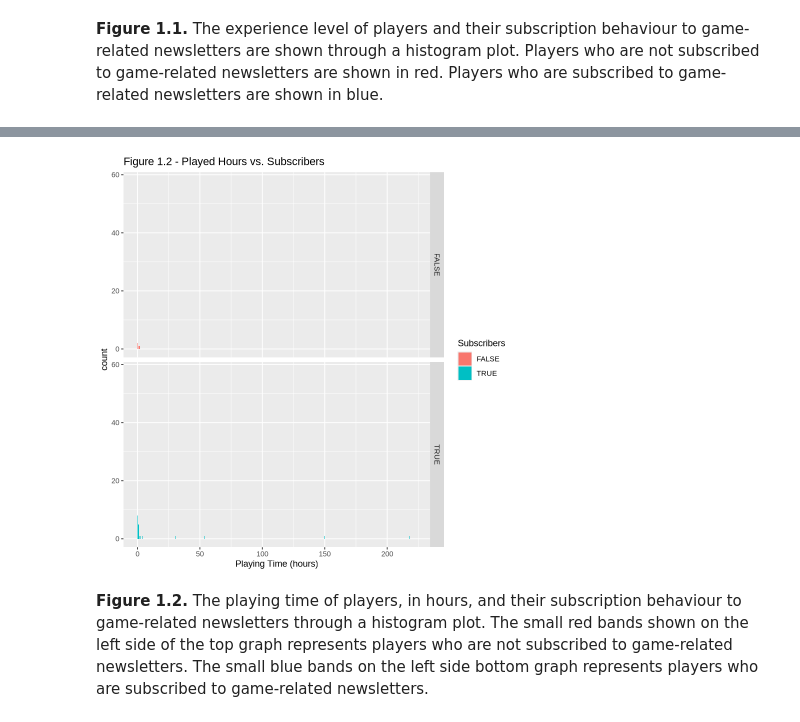
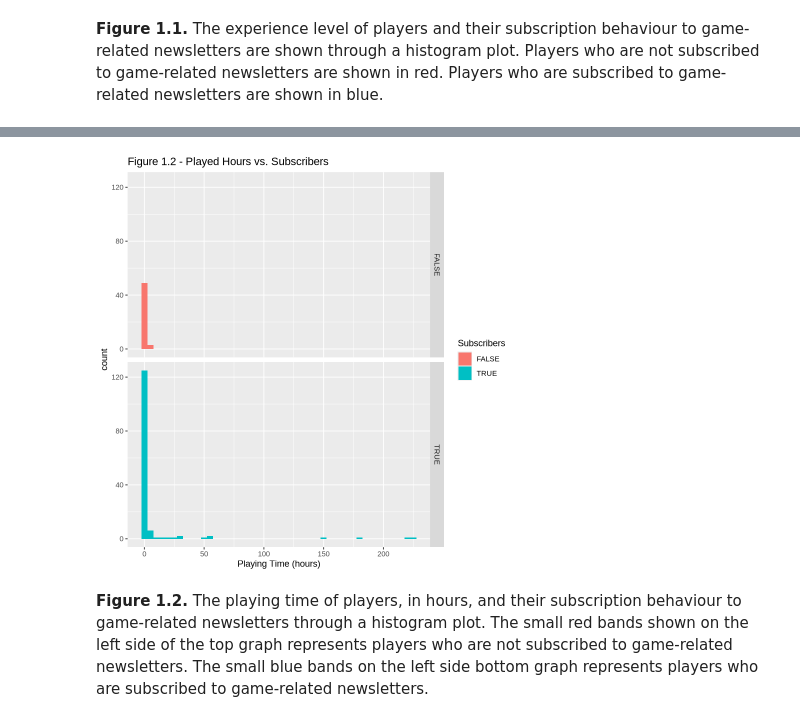
Before and after one commit to zzashleeyj/DSCI100-46-Group-Project, a Jupyter notebook: Final Project 46.ipynb, the cells around one changed output, grey strips where cells are left out. Drawn from its saved outputs; the diff is of its cells as text; code cells hidden in the pictures.

```diff
--- a/Final Project 46.ipynb
+++ b/Final Project 46.ipynb
@@ -151,7 +162,7 @@ Warning message in geom_histogram(stat = "count"):
 **Figure 1.1.** The experience level of players and their subscription behaviour to game-related newsletters are shown through a histogram plot. Players who are not subscribed to game-related newsletters are shown in red. Players who are subscribed to game-related newsletters are shown in blue.
 # %%
 played_hours_plot <- ggplot(players, aes(x = played_hours, fill = subscribe)) +
-    geom_histogram(stat = "count") +
+    geom_histogram(binwidth = 5) +
     facet_grid(rows = vars(subscribe)) +
     labs(x = "Playing Time (hours)", fill = "Subscribers") +
     ggtitle("Figure 1.2 - Played Hours vs. Subscribers")
@@ -162,4 +171,4 @@ Warning message in geom_histogram(stat = "count"):
-[figure, old version]
+[figure, new version]
 # %% [markdown]
 **Figure 1.2.** The playing time of players, in hours, and their subscription behaviour to game-related newsletters through a histogram plot. The small red bands shown on the left side of the top graph represents players who are not subscribed to game-related newsletters. The small blue bands on the left side bottom graph represents players who are subscribed to game-related newsletters.
 # %%
```
Also changed, not shown: parts of 5 cells of this notebook.
